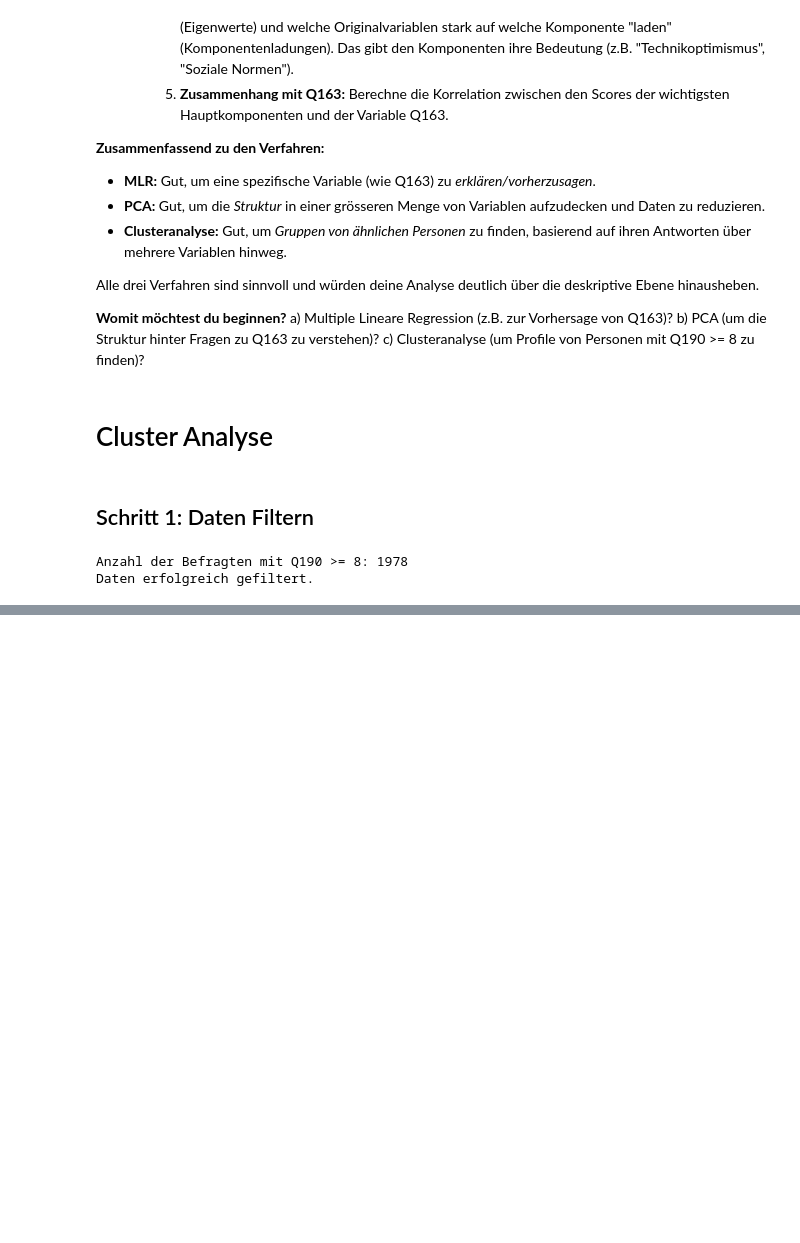
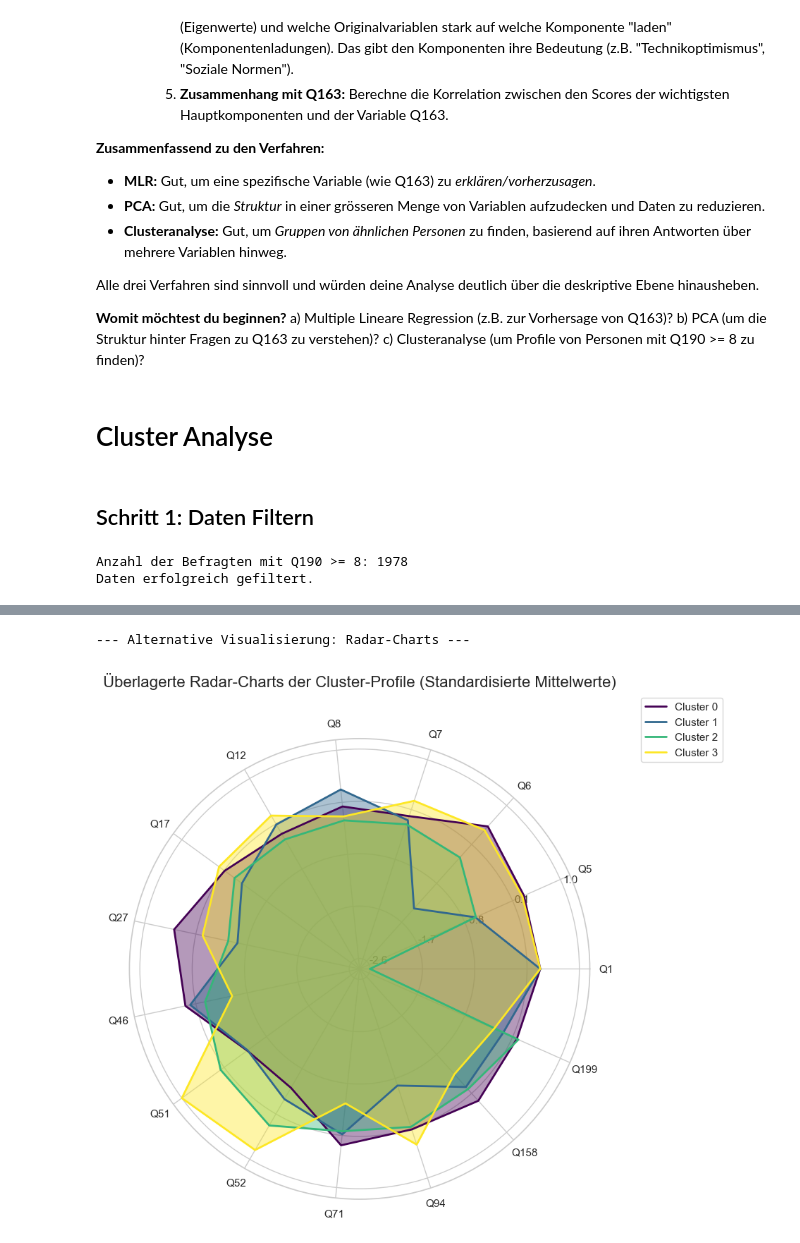
Before and after one commit to TobiasMaissen/cas_statistik_davi, a Jupyter notebook: statistik.ipynb, the cells around one changed output, grey strips where cells are left out. Cells and saved outputs as stored; diff of their text form; code cells hidden in the pictures; blank space fills up the shorter version.

```diff
--- a/statistik.ipynb
+++ b/statistik.ipynb
@@ -1713,0 +1970,56 @@ Daten erfolgreich gefiltert.
+# %%
+import numpy as np
+import matplotlib.pyplot as plt
+
+# --- Annahme: cluster_profiles_scaled_df existiert (standardisierte Mittelwerte) ---
+
+print("\n--- Alternative Visualisierung: Radar-Charts ---")
+
+# Anzahl der Variablen
+num_vars = len(cluster_profiles_scaled_df.columns)
+# Winkel für jede Achse
+angles = np.linspace(0, 2 * np.pi, num_vars, endpoint=False).tolist()
+angles += angles[:1] # Schliesse den Kreis
+
+# Funktion zum Erstellen eines Radar-Charts für ein Cluster
+def make_radar_chart(ax, cluster_id, data, color):
+    values = data.loc[cluster_id].values.flatten().tolist()
+    values += values[:1] # Schliesse den Kreis
+    ax.plot(angles, values, color=color, linewidth=2, linestyle='solid', label=f'Cluster {cluster_id}')
+    ax.fill(angles, values, color=color, alpha=0.4)
+
+# Erstelle Subplots für jedes Cluster (oder überlagert)
+# Option 1: Separate Plots
+# fig, axs = plt.subplots(figsize=(10, 10), nrows=2, ncols=2, subplot_kw=dict(polar=True)) # Passe nrows/ncols an k an
+# fig.suptitle('Radar-Charts der Cluster-Profile (Standardisierte Mittelwerte)', size=16, y=1.02)
+# colors = plt.cm.viridis(np.linspace(0, 1, optimal_k)) # optimal_k sollte 4 sein
+
+# for i, ax in enumerate(axs.flat):
+#     if i < optimal_k:
+#         make_radar_chart(ax, i, cluster_profiles_scaled_df, colors[i])
+#         ax.set_xticks(angles[:-1])
+#         ax.set_xticklabels(cluster_profiles_scaled_df.columns)
+#         ax.set_title(f'Cluster {i}', size=12)
+#     else:
+#         fig.delaxes(ax) # Entferne leere Subplots
+
+# Option 2: Überlagerte Plots (gut für direkten Vergleich, kann aber unübersichtlich werden)
+fig, ax = plt.subplots(figsize=(10, 10), subplot_kw=dict(polar=True))
+colors = plt.cm.viridis(np.linspace(0, 1, optimal_k)) # optimal_k sollte 4 sein
+
+for i in range(optimal_k):
+     make_radar_chart(ax, i, cluster_profiles_scaled_df, colors[i])
+
+ax.set_xticks(angles[:-1])
+ax.set_xticklabels(cluster_profiles_scaled_df.columns)
+ax.set_yticks(np.linspace(cluster_profiles_scaled_df.min().min(), cluster_profiles_scaled_df.max().max(), 5)) # Beispielhafte Achsen-Ticks
+ax.set_yticklabels([f"{tick:.1f}" for tick in np.linspace(cluster_profiles_scaled_df.min().min(), cluster_profiles_scaled_df.max().max(), 5)])
+plt.legend(loc='upper right', bbox_to_anchor=(1.3, 1.1))
+plt.title('Überlagerte Radar-Charts der Cluster-Profile (Standardisierte Mittelwerte)', size=16, y=1.1)
+
+
+plt.tight_layout(pad=3.0) # Abstand hinzufügen
+plt.show()
+# %% [output]
+--- Alternative Visualisierung: Radar-Charts ---
+[figure, added]
```
Also changed, not shown: parts of 8 cells of this notebook.
